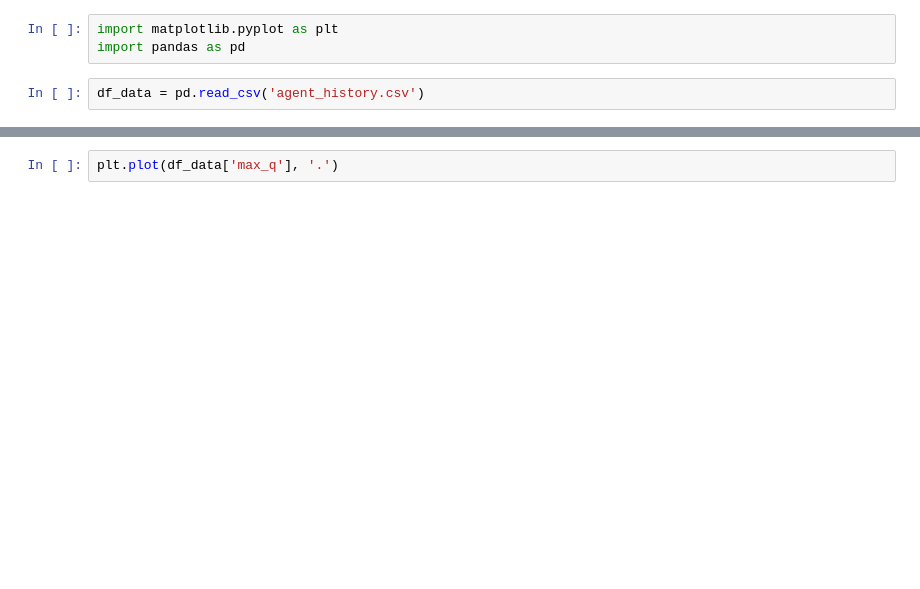
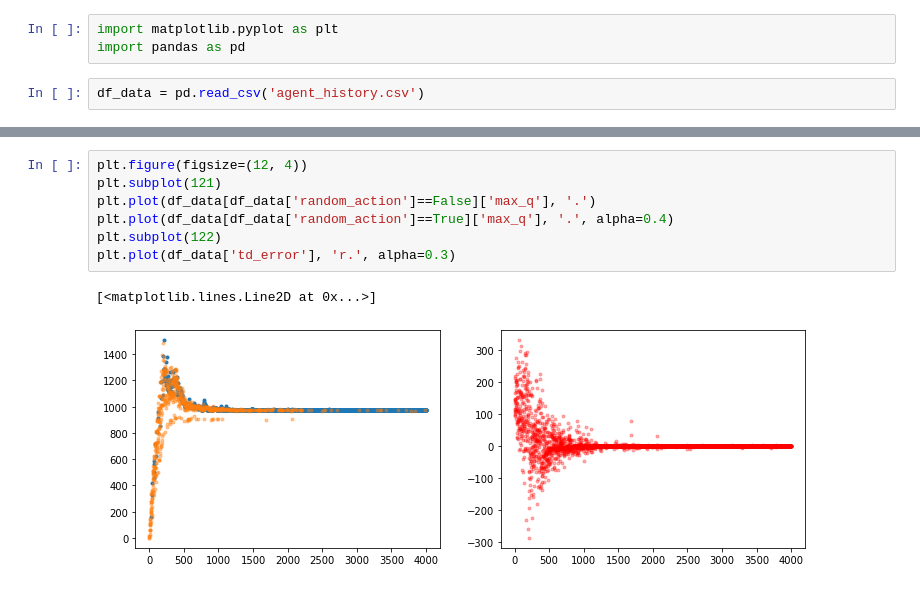
Before and after one commit to Chotom/rl-db-indexing, a Jupyter notebook: data/data_controller.ipynb, the cells around one changed output, grey strips where cells are left out. Drawn from its saved outputs; the diff is of its cells as text; blank space fills up the shorter version.

```diff
--- a/data/data_controller.ipynb
+++ b/data/data_controller.ipynb
@@ -12,4 +32,12 @@ plt.plot(df_data['total_reward'], '.')
-# %%
-plt.plot(df_data['max_q'], '.')
+# %%
+plt.figure(figsize=(12, 4))
+plt.subplot(121)
+plt.plot(df_data[df_data['random_action']==False]['max_q'], '.')
+plt.plot(df_data[df_data['random_action']==True]['max_q'], '.', alpha=0.4)
+plt.subplot(122)
+plt.plot(df_data['td_error'], 'r.', alpha=0.3)
+# %% [output]
+[<matplotlib.lines.Line2D at 0x...>]
+[figure, added]
 # %%
 plt.plot(df_data['q'], '.')
```
Also changed, not shown: parts of 7 cells of this notebook, 2 other files.
